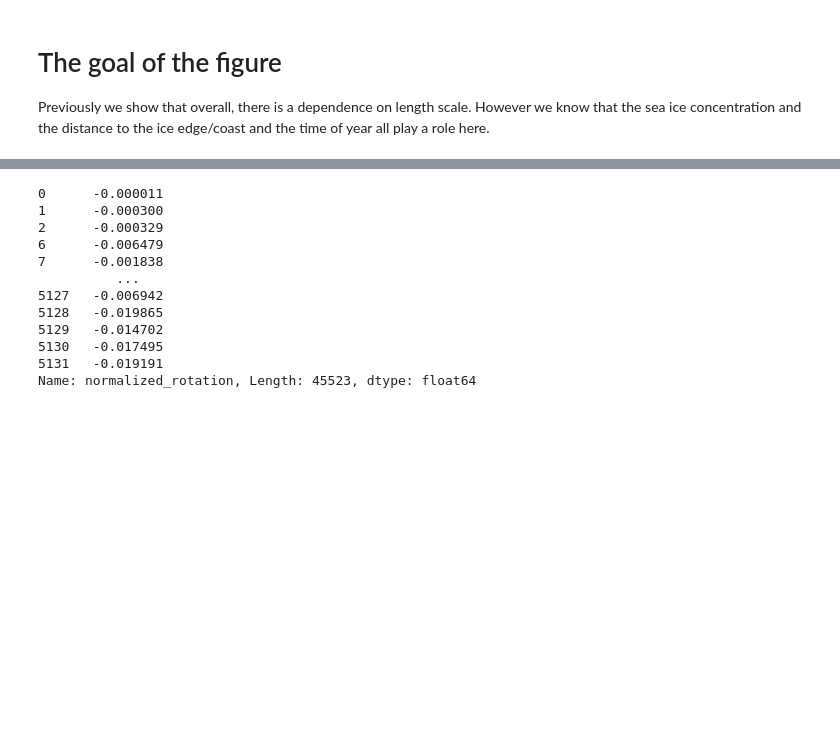
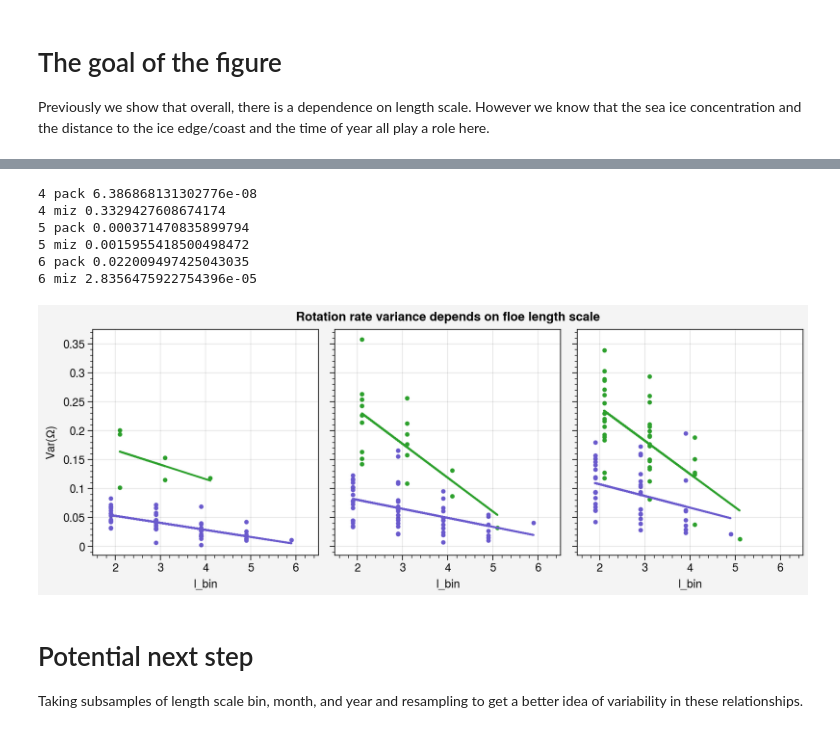
Before and after one commit to danielmwatkins/miz_scales_of_motion, a Jupyter notebook: notebooks/rotation_rate.ipynb, the cells around one changed output, grey strips where cells are left out. Saved outputs shown, nothing was run; the diff lists cells and outputs as text; code cells hidden in the pictures; blank space fills up the shorter version.

```diff
--- a/notebooks/rotation_rate.ipynb
+++ b/notebooks/rotation_rate.ipynb
@@ -283,4 +238,0 @@ ax.scatter(miz_subset.loc[miz_subset.l_bin==3, 'edge_dist_km'],
-# %%
-fig, ax = pplt.subplots()
-ax.scatter(subset.loc[subset.l_bin==2, 'coast_dist_km'],
-           subset.loc[subset.l_bin==2, 'zeta'], marker='.', ms=1)
@@ -292,7 +238,0 @@ Monthly mean
-# %%
-df_summary = df.loc[:, ['l_bin', 'zeta']].groupby('l_bin').std()
-df_summary.reset_index(inplace=True)
-df_summary.columns=['l_bin', 'quantile', 'zeta']
-df_summary_zeta = df_summary.pivot_table(index='l_bin', columns='std', values='zeta')
-x = df[['l_bin', 'length_scale_km']].groupby('l_bin').median()
-df_summary_zeta.index = x.loc[df_summary_zeta.index].values.squeeze()
@@ -347,15 +239,36 @@ normalized_variance = subset.loc[:, ['l_bin', 'zeta', 'normalized_rotation']].gr
-# %%
-subset['normalized_rotation']
-# %% [output]
-0      -0.000011
-1      -0.000300
-2      -0.000329
-6      -0.006479
-7      -0.001838
-          ...
-5127   -0.006942
-5128   -0.019865
-5129   -0.014702
-5130   -0.017495
-5131   -0.019191
-Name: normalized_rotation, Length: 45523, dtype: float64
+# %%
+pack_filtered = pack_subset.groupby(['year', 'month', 'l_bin']).filter(lambda x: len(x) > 30)
+pack_month_data = pack_filtered[['year', 'month', 'l_bin', 'zeta']].groupby(['year', 'month', 'l_bin']).var().reset_index()
+
+miz_filtered = miz_subset.groupby(['year', 'month', 'l_bin']).filter(lambda x: len(x) > 30)
+miz_month_data = miz_filtered[['year', 'month', 'l_bin', 'zeta']].groupby(['year', 'month', 'l_bin']).var().reset_index()
+# %%
+from scipy.stats import linregress
+results = linregress(monthdata.loc[monthdata.month == 4, 'l_bin'], monthdata.loc[monthdata.month == 4, 'zeta'])
+# %%
+fig, axs = pplt.subplots(ncols=3, sharex=False)
+for ax, month in zip(axs, [4, 5, 6]):
+    data = pack_month_data.loc[pack_month_data.month == month]
+    ax.scatter(data[ 'l_bin']-0.1, data['zeta'], marker='.', color='slateblue')
+    results = linregress(data['l_bin'], data['zeta'])
+    print(month, 'pack', results.pvalue)
+    ax.plot(data['l_bin']-0.1, data['l_bin'] * results.slope + results.intercept, color='slateblue')
+
+    data = miz_month_data.loc[miz_month_data.month == month]
+    ax.scatter(data[ 'l_bin']+0.1, data['zeta'], marker='.', color='tab:green')
+    results = linregress(data['l_bin'], data['zeta'])
+    print(month, 'miz', results.pvalue)
+    ax.plot(data['l_bin']+0.1, data['l_bin'] * results.slope + results.intercept, color='tab:green')
+    ax.format(xlim=(1.5, 6.5))
+ax.format(suptitle='Rotation rate variance depends on floe length scale', ylabel='Var($\\Omega$)')
+# %% [output]
+4 pack 6.386868131302776e-08
+4 miz 0.3329427608674174
+5 pack 0.000371470835899794
+5 miz 0.0015955418500498472
+6 pack 0.022009497425043035
+6 miz 2.8356475922754396e-05
+[figure, added]
+# %% [markdown]
+# Potential next step
+Taking subsamples of length scale bin, month, and year and resampling to get a better idea of variability in these relationships.
```
Also changed, not shown: parts of 20 cells of this notebook, 5 other files.
